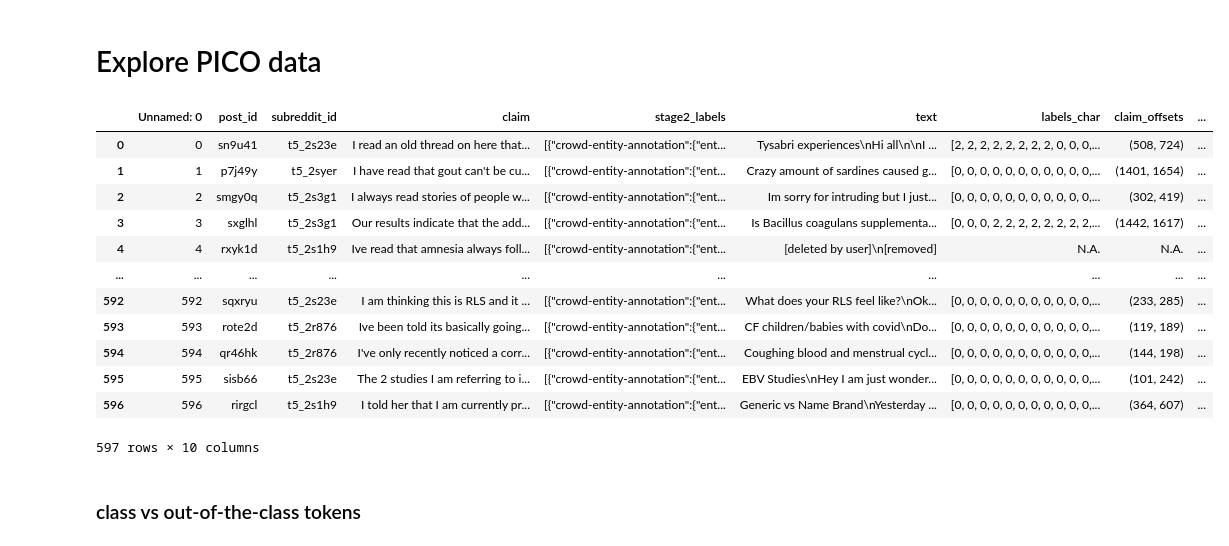
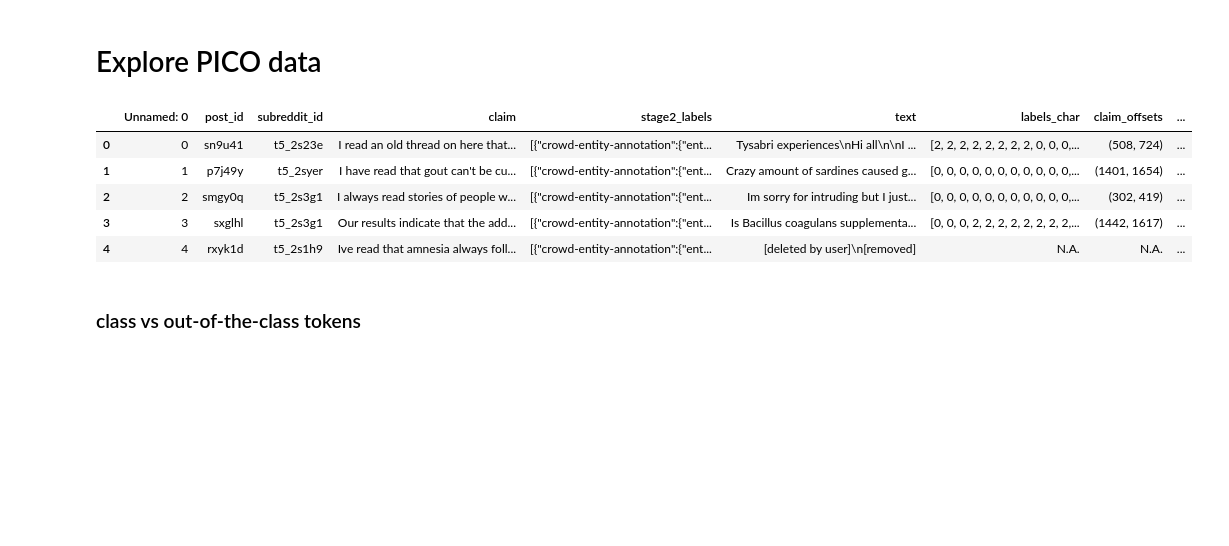
Before and after one commit to anjani-dhrangadhariya/pico-semeval2023, a Jupyter notebook: phase2/Data_Exploration.ipynb, the cells around one changed output. Drawn from its saved outputs; the diff is of its cells as text; code cells hidden in the pictures; blank space fills up the shorter version.

```diff
--- a/phase2/Data_Exploration.ipynb
+++ b/phase2/Data_Exploration.ipynb
@@ -23,21 +26,14 @@ load_data = '/mnt/nas2/data/systematicReview/semeval2023/data/parsed/st2_train_p
 # %%
 df = pd.read_csv(load_data, sep='\t')
 # %%
-df
+df.head()
 # %% [output]
 |  | Unnamed: 0 | post_id | subreddit_id | claim | stage2_labels | text | labels_char | claim_offsets | ... |
 | 0 | 0 | sn9u41 | t5_2s23e | I read an old thread on here that... | [{"crowd-entity-annotation":{"ent... | Tysabri experiences\nHi all\n\nI ... | [2, 2, 2, 2, 2, 2, 2, 2, 0, 0, 0,... | (508, 724) | ... |
 | 1 | 1 | p7j49y | t5_2syer | I have read that gout can't be cu... | [{"crowd-entity-annotation":{"ent... | Crazy amount of sardines caused g... | [0, 0, 0, 0, 0, 0, 0, 0, 0, 0, 0,... | (1401, 1654) | ... |
 | 2 | 2 | smgy0q | t5_2s3g1 | I always read stories of people w... | [{"crowd-entity-annotation":{"ent... | Im sorry for intruding but I just... | [0, 0, 0, 0, 0, 0, 0, 0, 0, 0, 0,... | (302, 419) | ... |
 | 3 | 3 | sxglhl | t5_2s3g1 | Our results indicate that the add... | [{"crowd-entity-annotation":{"ent... | Is Bacillus coagulans supplementa... | [0, 0, 0, 2, 2, 2, 2, 2, 2, 2, 2,... | (1442, 1617) | ... |
 | 4 | 4 | rxyk1d | t5_2s1h9 | Ive read that amnesia always foll... | [{"crowd-entity-annotation":{"ent... | [deleted by user]\n[removed] | N.A. | N.A. | ... |
-| ... | ... | ... | ... | ... | ... | ... | ... | ... | ... |
-| 592 | 592 | sqxryu | t5_2s23e | I am thinking this is RLS and it ... | [{"crowd-entity-annotation":{"ent... | What does your RLS feel like?\nOk... | [0, 0, 0, 0, 0, 0, 0, 0, 0, 0, 0,... | (233, 285) | ... |
-| 593 | 593 | rote2d | t5_2r876 | Ive been told its basically going... | [{"crowd-entity-annotation":{"ent... | CF children/babies with covid\nDo... | [0, 0, 0, 0, 0, 0, 0, 0, 0, 0, 0,... | (119, 189) | ... |
-| 594 | 594 | qr46hk | t5_2r876 | I've only recently noticed a corr... | [{"crowd-entity-annotation":{"ent... | Coughing blood and menstrual cycl... | [0, 0, 0, 0, 0, 0, 0, 0, 0, 0, 0,... | (144, 198) | ... |
-| 595 | 595 | sisb66 | t5_2s23e | The 2 studies I am referring to i... | [{"crowd-entity-annotation":{"ent... | EBV Studies\nHey I am just wonder... | [0, 0, 0, 0, 0, 0, 0, 0, 0, 0, 0,... | (101, 242) | ... |
-| 596 | 596 | rirgcl | t5_2s1h9 | I told her that I am currently pr... | [{"crowd-entity-annotation":{"ent... | Generic vs Name Brand\nYesterday ... | [0, 0, 0, 0, 0, 0, 0, 0, 0, 0, 0,... | (364, 607) | ... |
-597 rows × 10 columns
 # %%
 picos_mapping = {'population': 1, 'intervention':2, 'outcome':3}
 # %% [markdown]
```
Also changed, not shown: parts of 15 cells of this notebook.
